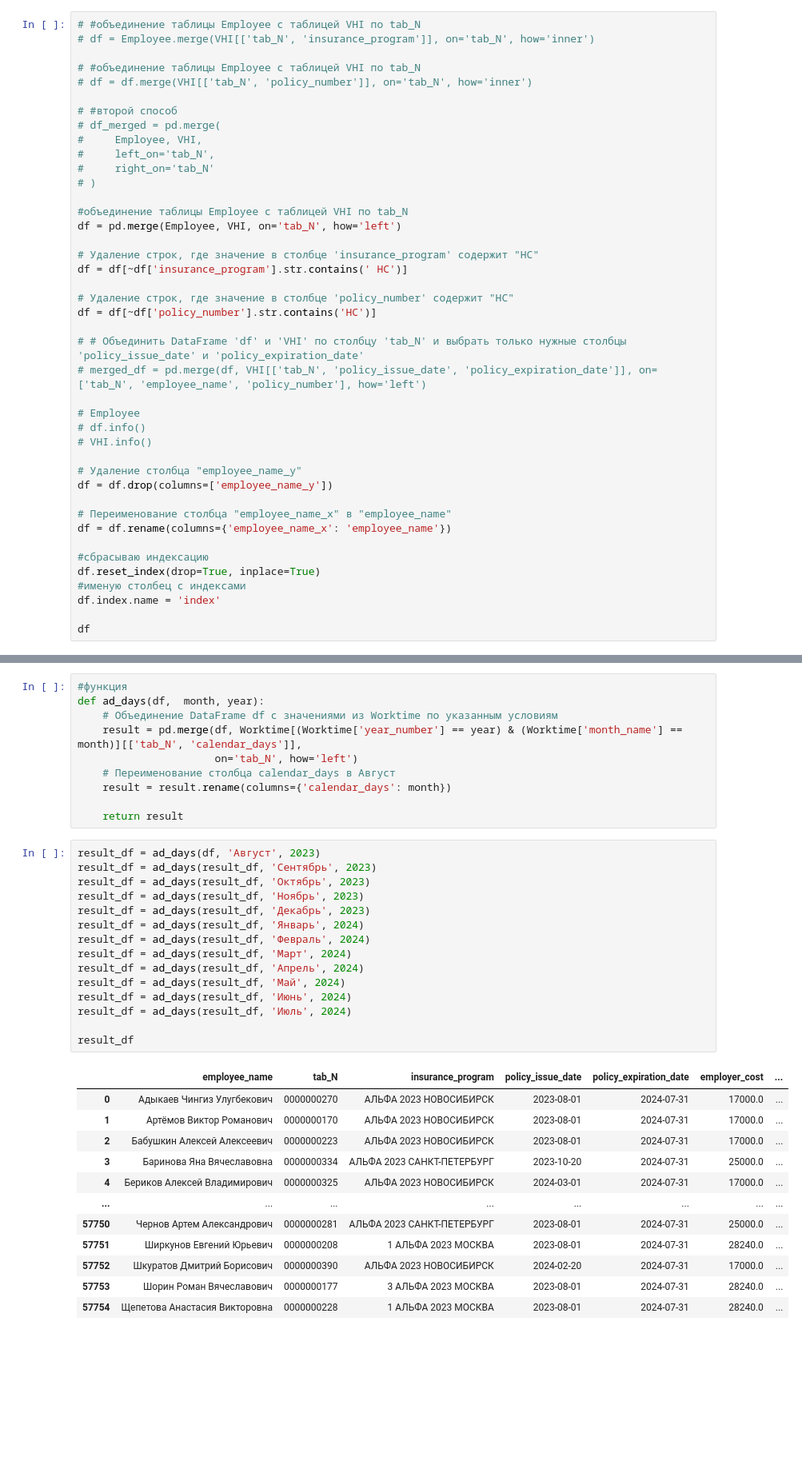
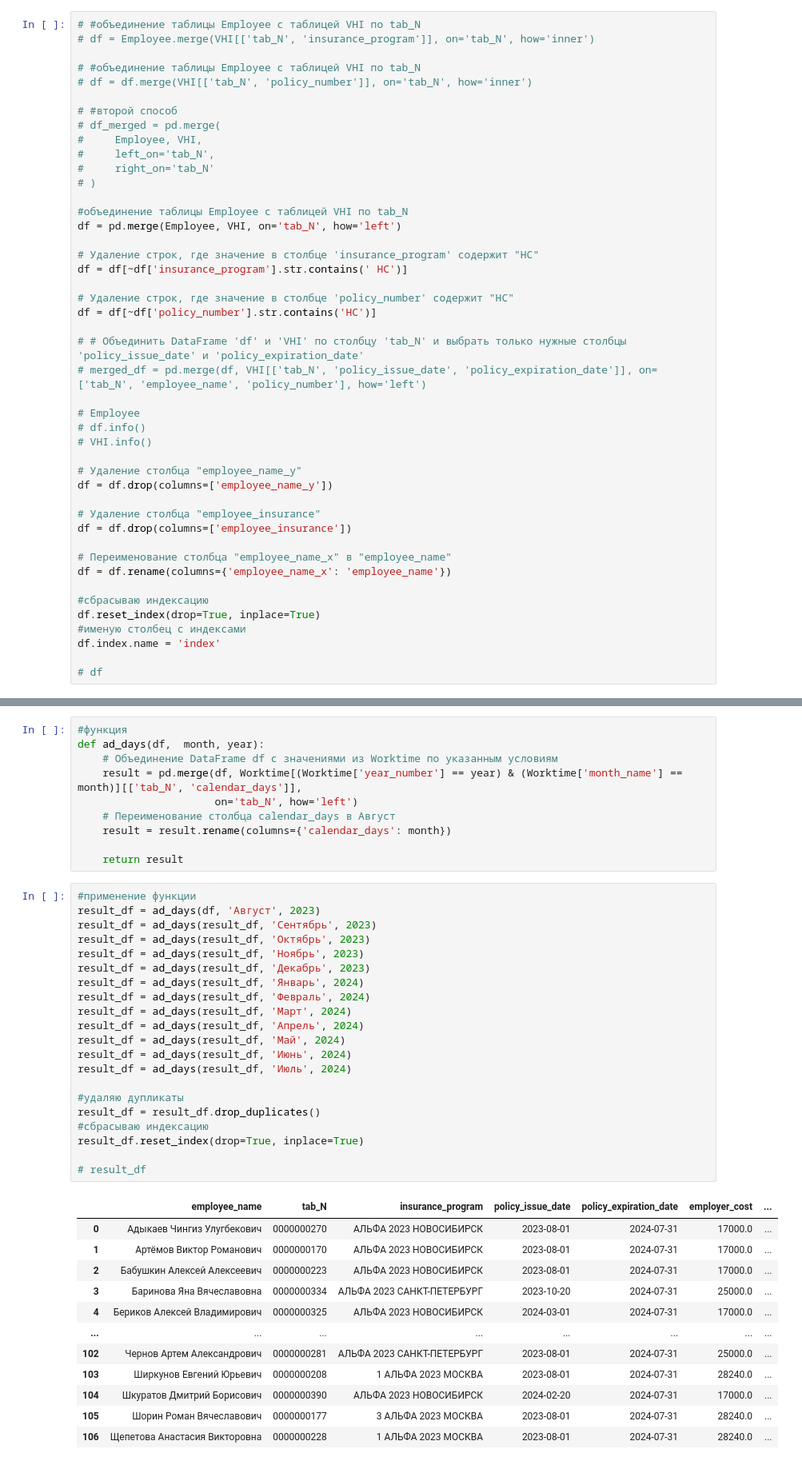
Before and after one commit to KovalenkoKonstantin/Skillbox_Data_Analysis, a Jupyter notebook: pandas_lessons/ДМС.ipynb, the cells around one changed output, grey strips where cells are left out. Shown at 80% size. Cells and saved outputs as stored; diff of their text form; blank space fills up the shorter version.

```diff
--- a/pandas_lessons/ДМС.ipynb
+++ b/pandas_lessons/ДМС.ipynb
@@ -168,6 +168,9 @@ df = df[~df['policy_number'].str.contains('НС')]
 # Удаление столбца "employee_name_y"
 df = df.drop(columns=['employee_name_y'])
 
+# Удаление столбца "employee_insurance"
+df = df.drop(columns=['employee_insurance'])
+
 # Переименование столбца "employee_name_x" в "employee_name"
 df = df.rename(columns={'employee_name_x': 'employee_name'})
 
@@ -176,4 +179,4 @@ df.reset_index(drop=True, inplace=True)
 #именую столбец с индексами
 df.index.name = 'index'
 
-df
+# df
@@ -203,30 +191,36 @@ def ad_days(df,  month, year):
 
     return result
 # %%
+#применение функции
 result_df = ad_days(df, 'Август', 2023)
 result_df = ad_days(result_df, 'Сентябрь', 2023)
 result_df = ad_days(result_df, 'Октябрь', 2023)
 result_df = ad_days(result_df, 'Ноябрь', 2023)
 result_df = ad_days(result_df, 'Декабрь', 2023)
 result_df = ad_days(result_df, 'Январь', 2024)
 result_df = ad_days(result_df, 'Февраль', 2024)
 result_df = ad_days(result_df, 'Март', 2024)
 result_df = ad_days(result_df, 'Апрель', 2024)
 result_df = ad_days(result_df, 'Май', 2024)
 result_df = ad_days(result_df, 'Июнь', 2024)
 result_df = ad_days(result_df, 'Июль', 2024)
 
-result_df
+#удаляю дупликаты
+result_df = result_df.drop_duplicates()
+#сбрасываю индексацию
+result_df.reset_index(drop=True, inplace=True)
+
+# result_df
 # %% [output]
 |  | employee_name | tab_N | insurance_program | policy_issue_date | policy_expiration_date | employer_cost | ... |
 | 0 | Адыкаев Чингиз Улугбекович | 0000000270 | АЛЬФА 2023 НОВОСИБИРСК | 2023-08-01 | 2024-07-31 | 17000.0 | ... |
 | 1 | Артёмов Виктор Романович | 0000000170 | АЛЬФА 2023 НОВОСИБИРСК | 2023-08-01 | 2024-07-31 | 17000.0 | ... |
 | 2 | Бабушкин Алексей Алексеевич | 0000000223 | АЛЬФА 2023 НОВОСИБИРСК | 2023-08-01 | 2024-07-31 | 17000.0 | ... |
 | 3 | Баринова Яна Вячеславовна | 0000000334 | АЛЬФА 2023 САНКТ-ПЕТЕРБУРГ | 2023-10-20 | 2024-07-31 | 25000.0 | ... |
 | 4 | Бериков Алексей Владимирович | 0000000325 | АЛЬФА 2023 НОВОСИБИРСК | 2024-03-01 | 2024-07-31 | 17000.0 | ... |
 | ... | ... | ... | ... | ... | ... | ... | ... |
-| 57750 | Чернов Артем Александрович | 0000000281 | АЛЬФА 2023 САНКТ-ПЕТЕРБУРГ | 2023-08-01 | 2024-07-31 | 25000.0 | ... |
-| 57751 | Ширкунов Евгений Юрьевич | 0000000208 | 1 АЛЬФА 2023 МОСКВА | 2023-08-01 | 2024-07-31 | 28240.0 | ... |
-| 57752 | Шкуратов Дмитрий Борисович | 0000000390 | АЛЬФА 2023 НОВОСИБИРСК | 2024-02-20 | 2024-07-31 | 17000.0 | ... |
-| 57753 | Шорин Роман Вячеславович | 0000000177 | 3 АЛЬФА 2023 МОСКВА | 2023-08-01 | 2024-07-31 | 28240.0 | ... |
-| 57754 | Щепетова Анастасия Викторовна | 0000000228 | 1 АЛЬФА 2023 МОСКВА | 2023-08-01 | 2024-07-31 | 28240.0 | ... |
+| 102 | Чернов Артем Александрович | 0000000281 | АЛЬФА 2023 САНКТ-ПЕТЕРБУРГ | 2023-08-01 | 2024-07-31 | 25000.0 | ... |
+| 103 | Ширкунов Евгений Юрьевич | 0000000208 | 1 АЛЬФА 2023 МОСКВА | 2023-08-01 | 2024-07-31 | 28240.0 | ... |
+| 104 | Шкуратов Дмитрий Борисович | 0000000390 | АЛЬФА 2023 НОВОСИБИРСК | 2024-02-20 | 2024-07-31 | 17000.0 | ... |
+| 105 | Шорин Роман Вячеславович | 0000000177 | 3 АЛЬФА 2023 МОСКВА | 2023-08-01 | 2024-07-31 | 28240.0 | ... |
+| 106 | Щепетова Анастасия Викторовна | 0000000228 | 1 АЛЬФА 2023 МОСКВА | 2023-08-01 | 2024-07-31 | 28240.0 | ... |
```
Also changed, not shown: parts of 7 cells of this notebook, 1 other file.
